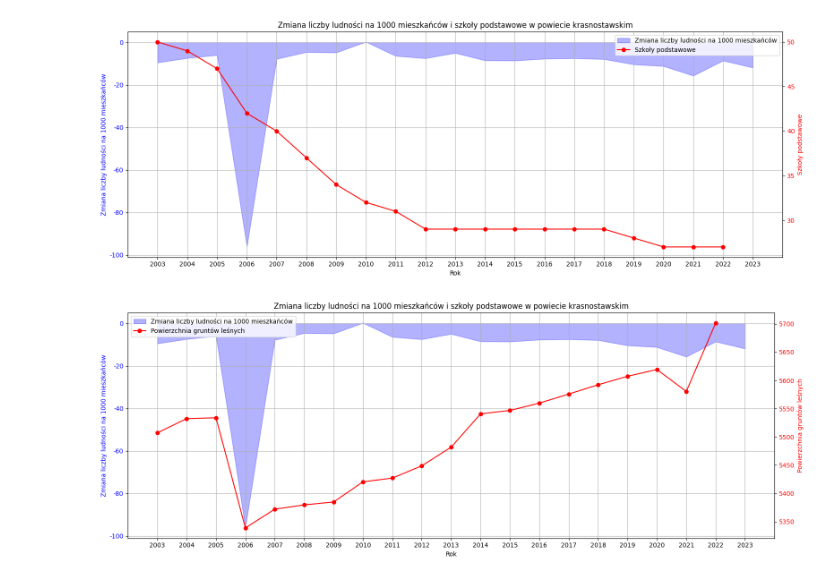
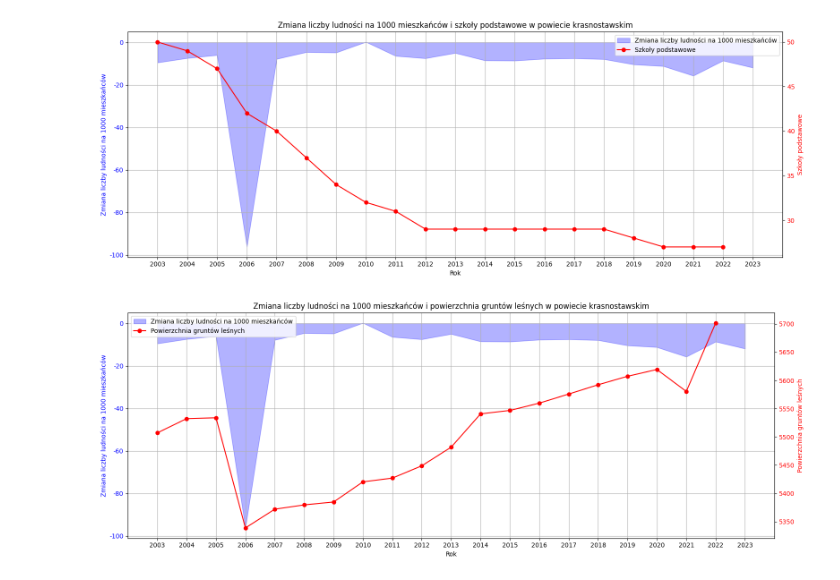
Before and after one commit to PawelJasinski25/Wizualizacja, a Jupyter notebook: Analiza_powiaty.ipynb, the cells around one changed output. Saved outputs shown, nothing was run; the diff lists cells and outputs as text; code cells hidden in the pictures.

```diff
--- a/Analiza_powiaty.ipynb
+++ b/Analiza_powiaty.ipynb
@@ -259,6 +259,6 @@ plot_district_data(df, 'Powiat krasnostawski', 'Szkoły podstawowe', 'Zmiana lic
 # %% [output]
 [figure]
 # %%
-plot_district_data(df, 'Powiat krasnostawski', 'Powierzchnia gruntów leśnych', 'Zmiana liczby ludności na 1000 mieszkańców i szkoły podstawowe w powiecie krasnostawskim',2003)
+plot_district_data(df, 'Powiat krasnostawski', 'Powierzchnia gruntów leśnych', 'Zmiana liczby ludności na 1000 mieszkańców i powierzchnia gruntów leśnych w powiecie krasnostawskim',2003)
 # %% [output]
-[figure, old version]
+[figure, new version]
```
Also changed, not shown: parts of 1 cell of this notebook.
